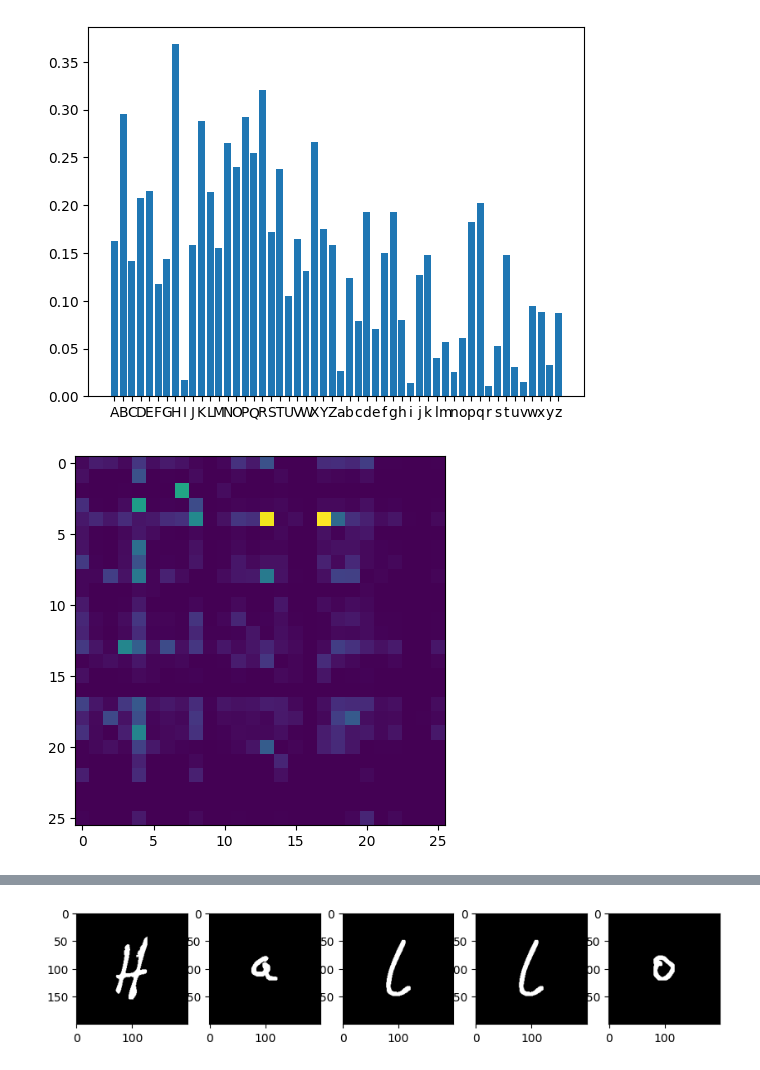
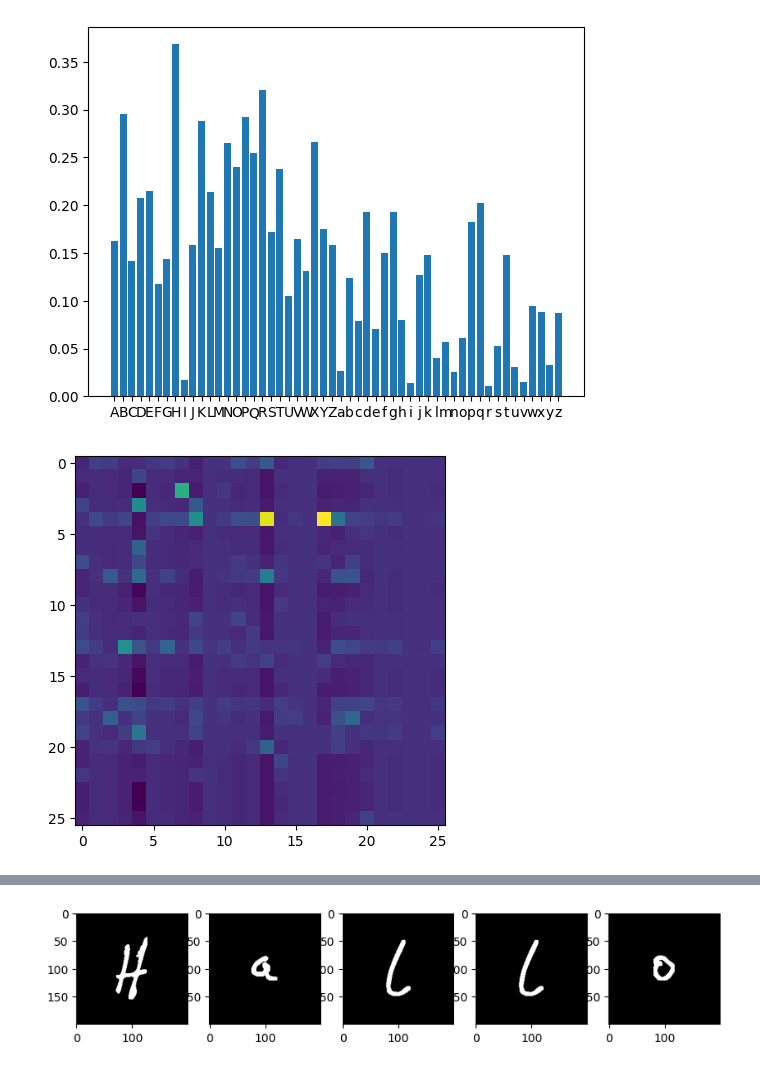
Before and after one commit to HTW-Project-Group/handwriting-recognition, a Jupyter notebook: handwriting-recognition.ipynb, the cells around one changed output, grey strips where cells are left out. Cells and saved outputs as stored; diff of their text form; code cells hidden in the pictures.

```diff
--- a/handwriting-recognition.ipynb
+++ b/handwriting-recognition.ipynb
@@ -102,6 +102,7 @@ def prepare_data(data):
     return list(filter(lambda v: v[1] != "", data))
 
 image_data = list(map(prepare_data, image_data))
+only_small_letter_image_data = np.delete(image_data, np.s_[:26], 1)
 test_data = prepare_data(test_data)
 # %%
 fig, axs = plt.subplots(nrows=4, ncols=13, figsize=(15, 5), subplot_kw={'xticks': [], 'yticks': []})
@@ -112,5 +113,14 @@ for ax, (x, l) in zip(axs.flat, plot_data):
 
 plt.tight_layout()
 plt.show()
+
+fig, axs = plt.subplots(nrows=2, ncols=13, figsize=(15, 2.5), subplot_kw={'xticks': [], 'yticks': []})
+plot_data = only_small_letter_image_data[0]
+for ax, (x, l) in zip(axs.flat, plot_data):
+    ax.imshow(x, interpolation='nearest')
+    ax.set_title(l)
+
+plt.tight_layout()
+plt.show()
 # %% [output]
 [figure]
@@ -259,22 +270,24 @@ plot_value_label_vector(exp_out)
 # %%
 def softmax(x):
     return np.exp(x)/sum(np.exp(x))
 
+def weighted(val, weight):
+    return softmax(val * (1 / (1 - weight)) + np.mean(val))
+
 character_labels = ["A","B","C","D","E","F","G","H","I","J","K","L","M","N","O","P","Q","R","S","T","U","V","W","X","Y","Z"]
 character_transition_data = genfromtxt('character_transitions.csv', delimiter=',')
 character_transition_data = character_transition_data / 10000
+character_transition_data = weighted(character_transition_data, 0.75)
 
 plt.imshow(character_transition_data, interpolation='nearest')
 
 tmp = {}
-ct_mean = np.mean(character_transition_data)
-ct_sum = np.sum(np.exp(character_transition_data))
 for i in range(len(character_transition_data)):
     for j in range(len(character_transition_data[i])):
-        tmp[character_labels[i] + character_labels[j]] = np.exp(character_transition_data[i][j] + ct_mean) / ct_sum
+        tmp[character_labels[i] + character_labels[j]] = character_transition_data[i][j]
 character_transition_data = tmp
 # %% [output]
-[figure, old version]
+[figure, new version]
 # %%
 character_starting_data = genfromtxt('starting_character_counts.csv', delimiter=',')
 character_starting_data = np.asarray(character_starting_data[1]) / 10000
```
Also changed, not shown: parts of 5 cells of this notebook.
